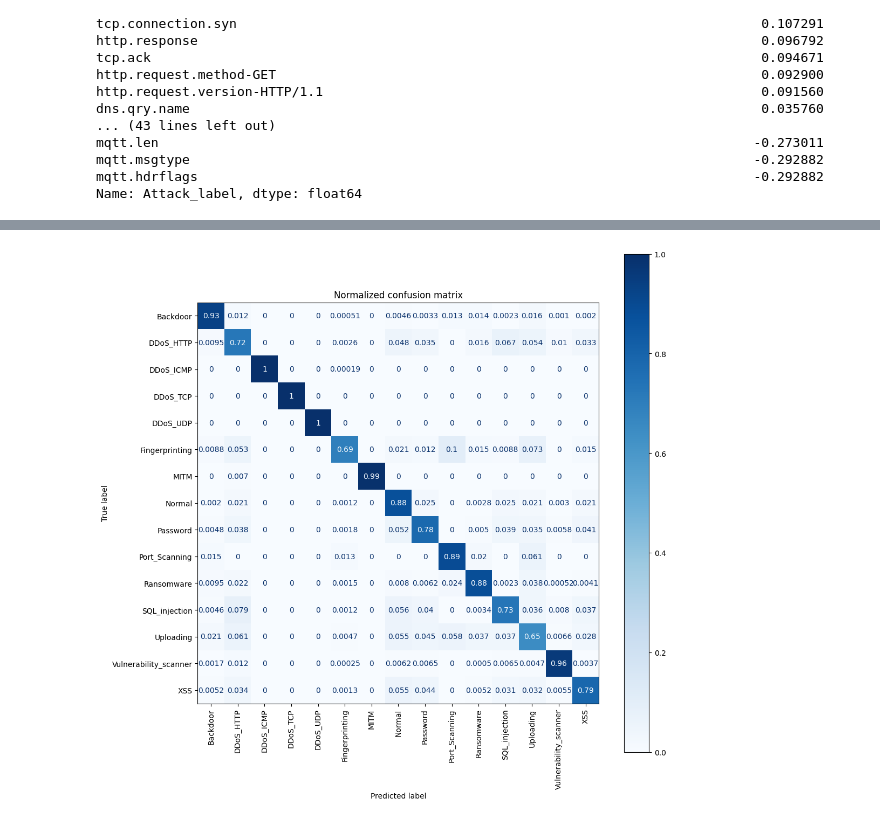
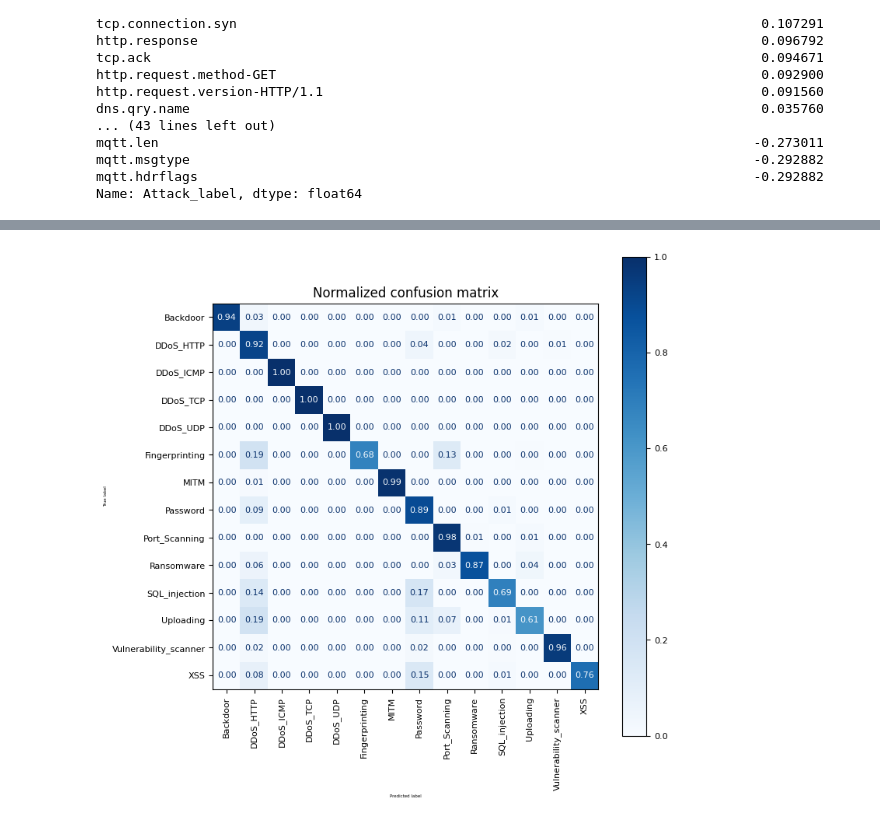
Before and after one commit to pro1710/ids, a Jupyter notebook: ds_analysis.ipynb, the cells around one changed output, grey strips where cells are left out. Cells and saved outputs as stored; diff of their text form; code cells hidden in the pictures.

```diff
--- a/ds_analysis.ipynb
+++ b/ds_analysis.ipynb
@@ -297,0 +465,18 @@ Accuracy: 0.8693145419602819
+# %%
+X_train, X_test, y_train, y_test = dataset_split(df_attack_only, target_label_15_class)
+
+print(f'X_train: {X_train.shape}, y_train: {y_train.shape}')
+print(f'X_test: {X_test.shape}, y_test: {y_test.shape}')
+
+from sklearn.model_selection import GridSearchCV
+
+cls = DecisionTreeClassifier(random_state=SEED)
+tree_param = {'criterion':['gini','entropy', 'log_loss'],
+              'max_depth':[4,5,6,7,8,16,32,48,64,80,96,124,148]}
+
+grid_search = GridSearchCV(cls, tree_param, verbose=3)
+
+grid_search.fit(X_train, y_train)
+
+print(grid_search.best_params_)
+print(grid_search.best_score_)
@@ -297,0 +501,8 @@ Accuracy: 0.8693145419602819
+# %%
+dt_best = DecisionTreeClassifier(criterion='entropy', max_depth=16, random_state=SEED)
+dt_best.fit(X_train, y_train)
+
+y_train_predict = dt_best.predict(X_train)
+y_test_predict = dt_best.predict(X_test)
+
+report(y_train, y_train_predict, y_test, y_test_predict)
@@ -298,25 +527,27 @@ Accuracy: 0.8693145419602819
 # %%
-
 from sklearn.metrics import ConfusionMatrixDisplay
 
 # titles_options = [
 #     ("Confusion matrix, without normalization", None),
 #     ("Normalized confusion matrix", "true"),
 # ]
 
 title='Normalized confusion matrix'
 
-disp = ConfusionMatrixDisplay.from_estimator(
-    clf,
-    X_test,
-    Y_test,
+disp = ConfusionMatrixDisplay.from_predictions(
+    y_test,
+    y_test_predict,
     # display_labels=Attack_type_classes,
     cmap=plt.cm.Blues,
     normalize='true',
+    values_format='.2f'
 )
 disp.ax_.set_title(title)
-disp.figure_.set_size_inches(12, 12, forward=True)
+disp.figure_.set_size_inches(8, 8, forward=True)
+
+np.set_printoptions(precision=1)
+
 plt.xticks(rotation=90)
 plt.show()
 # %% [output]
-[figure, old version]
+[figure, new version]
```
Also changed, not shown: parts of 26 cells of this notebook.
